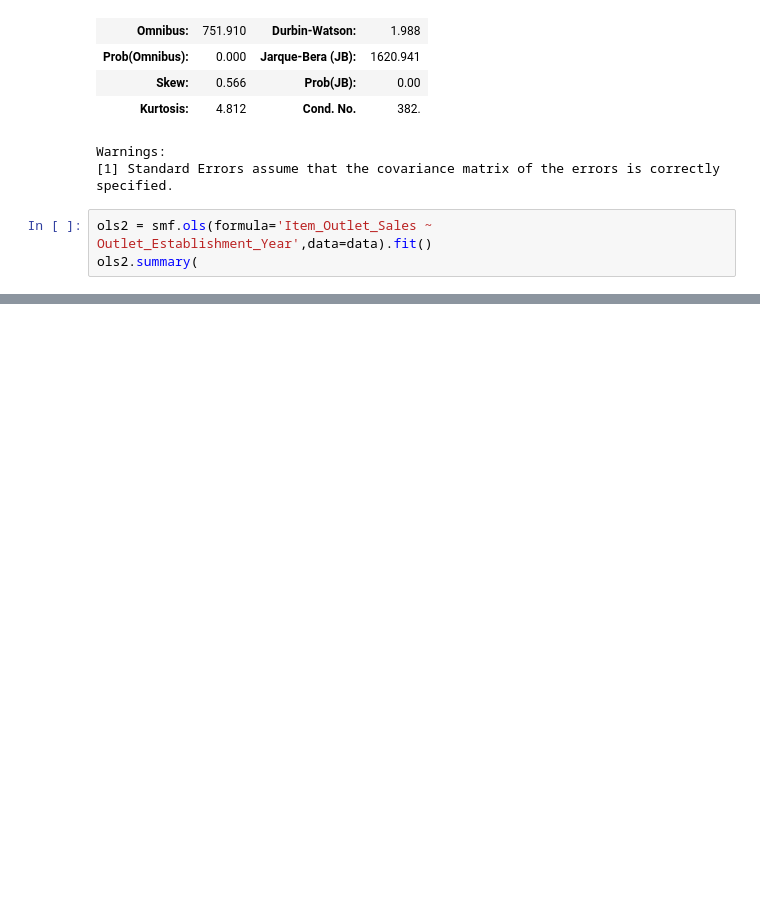
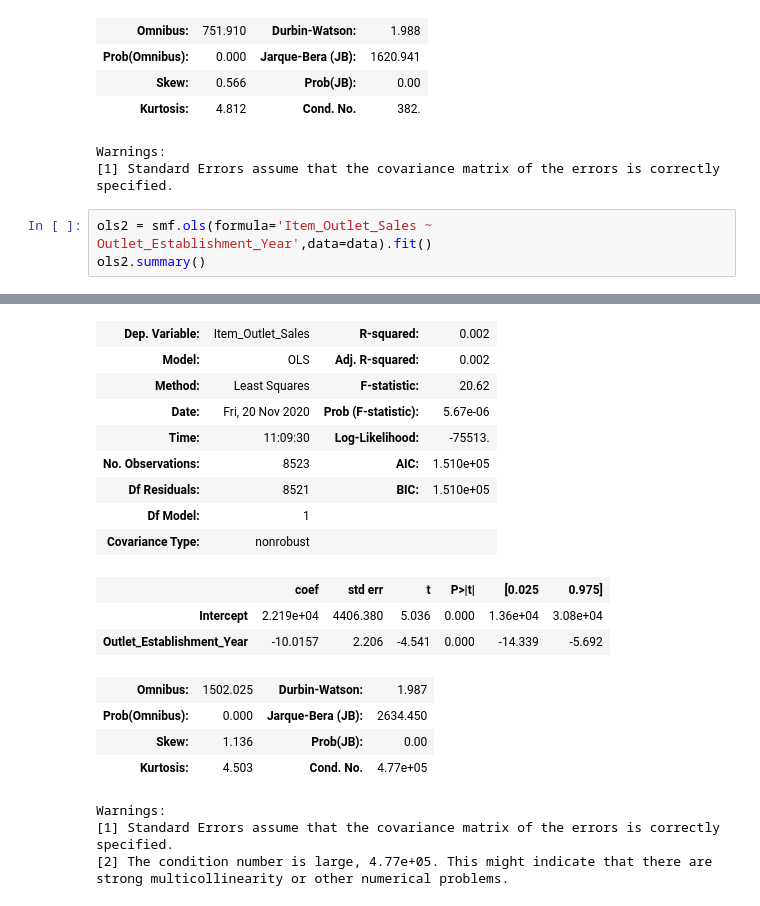
Before and after one commit to mgurunule/Big_Sale_Prediction, a Jupyter notebook: Day1.ipynb, the cells around one changed output, grey strips where cells are left out. Saved outputs shown, nothing was run; the diff lists cells and outputs as text; blank space fills up the shorter version.

```diff
--- a/Day1.ipynb
+++ b/Day1.ipynb
@@ -270,5 +267,5 @@ Warnings:
 [1] Standard Errors assume that the covariance matrix of the errors is correctly specified.
 # %%
 ols2 = smf.ols(formula='Item_Outlet_Sales ~ Outlet_Establishment_Year',data=data).fit()
-ols2.summary(
+ols2.summary()
 # %% [output]
@@ -275,0 +273,20 @@ SyntaxError: unexpected EOF while parsing (<ipython-input-44-0895fe9135b6>, line
+| Dep. Variable: | Item_Outlet_Sales | R-squared: | 0.002 |
+| Model: | OLS | Adj. R-squared: | 0.002 |
+| Method: | Least Squares | F-statistic: | 20.62 |
+| Date: | Fri, 20 Nov 2020 | Prob (F-statistic): | 5.67e-06 |
+| Time: | 11:09:30 | Log-Likelihood: | -75513. |
+| No. Observations: | 8523 | AIC: | 1.510e+05 |
+| Df Residuals: | 8521 | BIC: | 1.510e+05 |
+| Df Model: | 1 |  |  |
+| Covariance Type: | nonrobust |  |  |
+|  | coef | std err | t | P>|t| | [0.025 | 0.975] |
+| Intercept | 2.219e+04 | 4406.380 | 5.036 | 0.000 | 1.36e+04 | 3.08e+04 |
+| Outlet_Establishment_Year | -10.0157 | 2.206 | -4.541 | 0.000 | -14.339 | -5.692 |
+| Omnibus: | 1502.025 | Durbin-Watson: | 1.987 |
+| Prob(Omnibus): | 0.000 | Jarque-Bera (JB): | 2634.450 |
+| Skew: | 1.136 | Prob(JB): | 0.00 |
+| Kurtosis: | 4.503 | Cond. No. | 4.77e+05 |
+Warnings:
+[1] Standard Errors assume that the covariance matrix of the errors is correctly specified.
+[2] The condition number is large, 4.77e+05. This might indicate that there are
+strong multicollinearity or other numerical problems.
```
Also changed, not shown: parts of 5 cells of this notebook, 1 other file.
